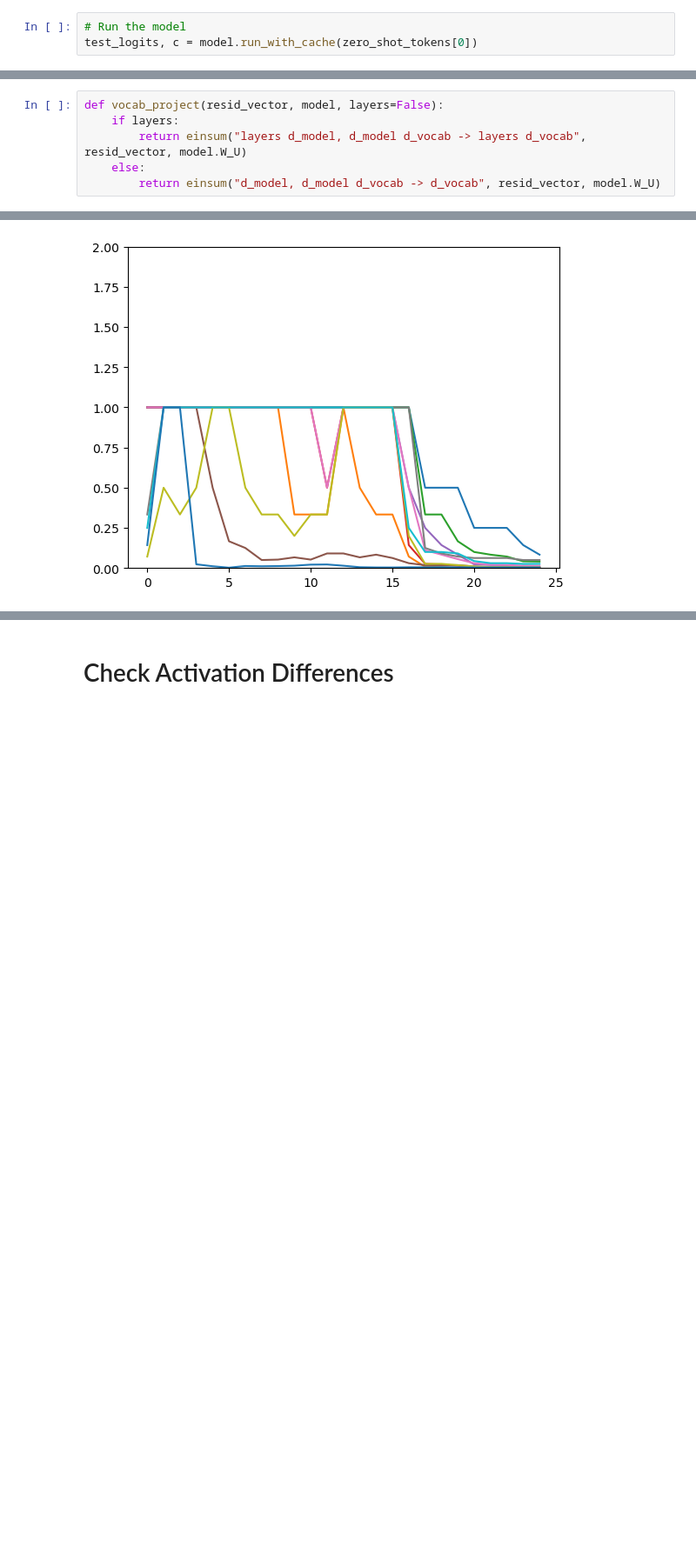
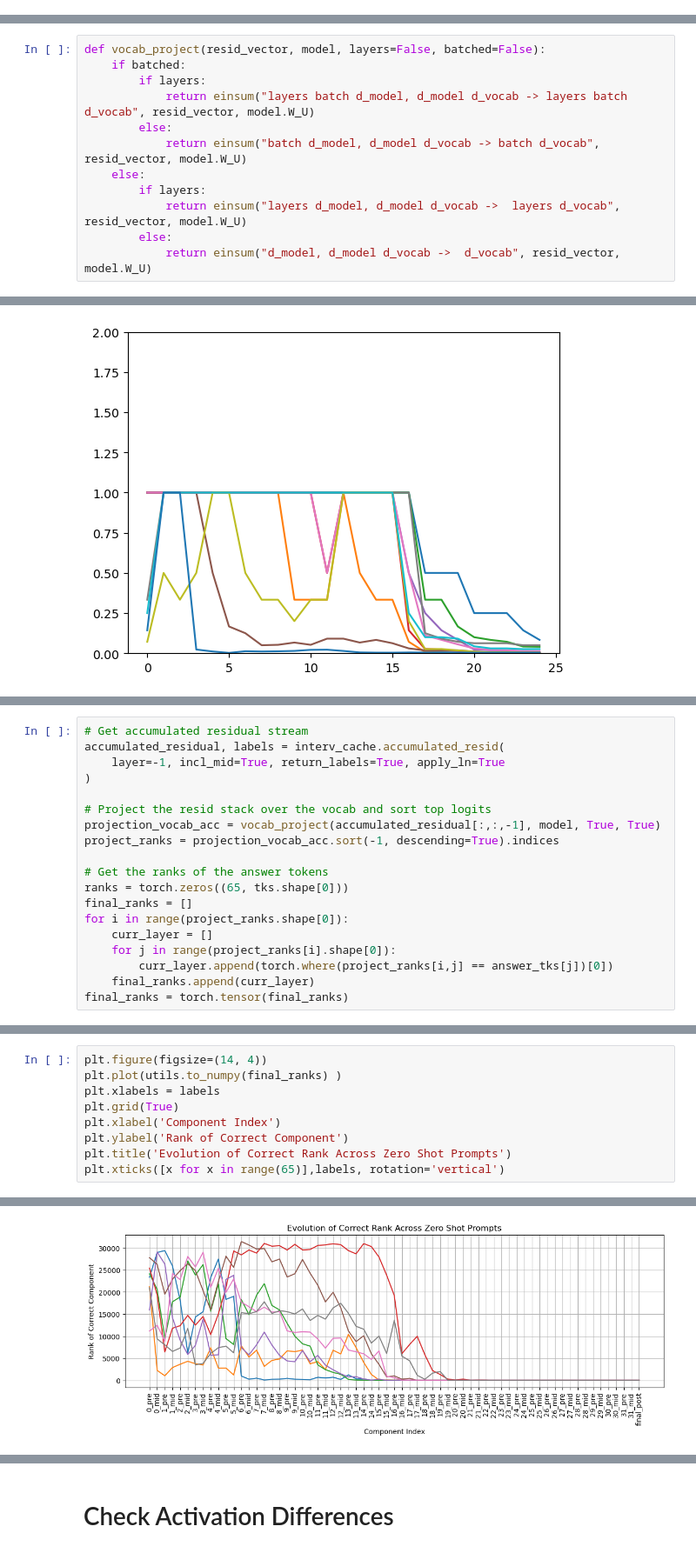
Before and after one commit to Itam67/function_vectors, a Jupyter notebook: notebooks/ICL_Explorations.ipynb, the cells around one changed output, grey strips where cells are left out. Shown at 87% size. Cells and saved outputs as stored; diff of their text form; blank space fills up the shorter version.

```diff
--- a/notebooks/ICL_Explorations.ipynb
+++ b/notebooks/ICL_Explorations.ipynb
@@ -121,3 +119,0 @@ answers_tokens = answers_tokens.cuda()
-# %%
-# Run the model
-test_logits, c = model.run_with_cache(zero_shot_tokens[0])
@@ -163,9 +155,15 @@ print(correct_examples / total)
 # %%
-def vocab_project(resid_vector, model, layers=False):
-    if layers:
-        return einsum("layers d_model, d_model d_vocab -> layers d_vocab", resid_vector, model.W_U)
+def vocab_project(resid_vector, model, layers=False, batched=False):
+    if batched:
+        if layers:
+            return einsum("layers batch d_model, d_model d_vocab -> layers batch d_vocab", resid_vector, model.W_U)
+        else:
+            return einsum("batch d_model, d_model d_vocab -> batch d_vocab", resid_vector, model.W_U)
     else:
-        return einsum("d_model, d_model d_vocab -> d_vocab", resid_vector, model.W_U)
+        if layers:
+            return einsum("layers d_model, d_model d_vocab ->  layers d_vocab", resid_vector, model.W_U)
+        else:
+            return einsum("d_model, d_model d_vocab ->  d_vocab", resid_vector, model.W_U)
 # %%
 # Store prompts that are successful interventions
 zero_s_cases = []
@@ -261,0 +243,19 @@ def get_intervention_activations_diff(model, tokens, layer):
+# %%
+# Get accumulated residual stream
+accumulated_residual, labels = interv_cache.accumulated_resid(
+    layer=-1, incl_mid=True, return_labels=True, apply_ln=True
+)
+
+# Project the resid stack over the vocab and sort top logits
+projection_vocab_acc = vocab_project(accumulated_residual[:,:,-1], model, True, True)
+project_ranks = projection_vocab_acc.sort(-1, descending=True).indices
+
+# Get the ranks of the answer tokens
+ranks = torch.zeros((65, tks.shape[0]))
+final_ranks = []
+for i in range(project_ranks.shape[0]):
+    curr_layer = []
+    for j in range(project_ranks[i].shape[0]):
+        curr_layer.append(torch.where(project_ranks[i,j] == answer_tks[j])[0])
+    final_ranks.append(curr_layer)
+final_ranks = torch.tensor(final_ranks)
@@ -261,0 +282,10 @@ def get_intervention_activations_diff(model, tokens, layer):
+# %%
+plt.figure(figsize=(14, 4))
+plt.plot(utils.to_numpy(final_ranks) )
+plt.xlabels = labels
+plt.grid(True)
+plt.xlabel('Component Index')
+plt.ylabel('Rank of Correct Component')
+plt.title('Evolution of Correct Rank Across Zero Shot Prompts')
+plt.xticks([x for x in range(65)],labels, rotation='vertical')
+# %% [output]
@@ -261,0 +309 @@ def get_intervention_activations_diff(model, tokens, layer):
+[figure, added]
```
Also changed, not shown: parts of 30 cells of this notebook, 4 other files.
